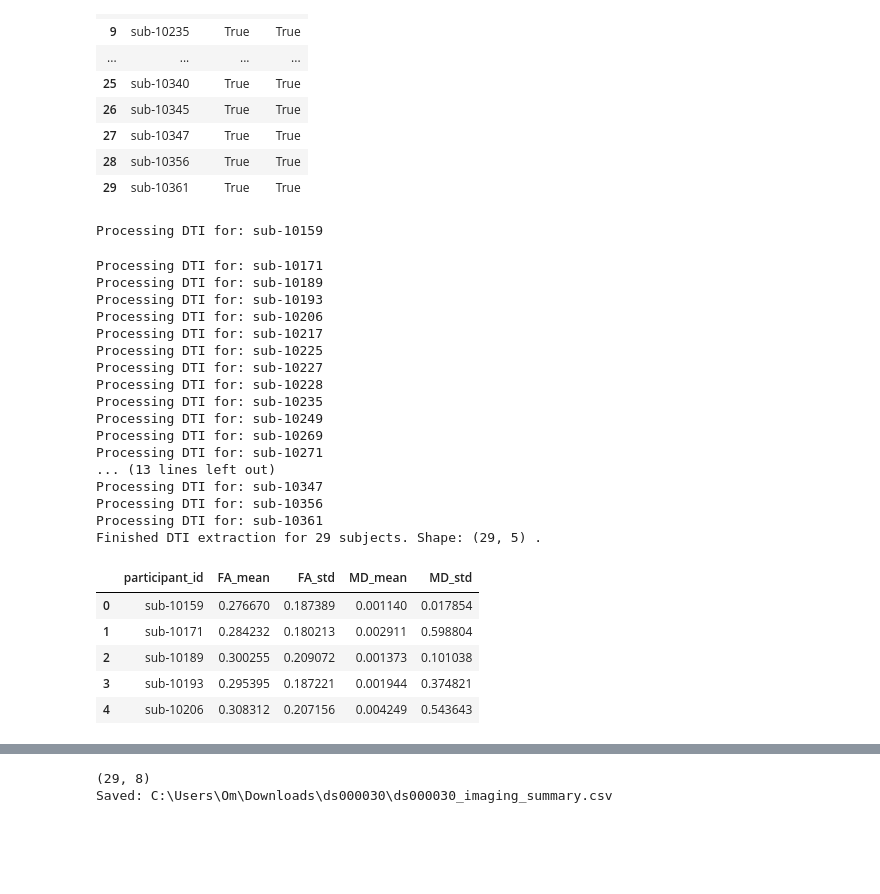
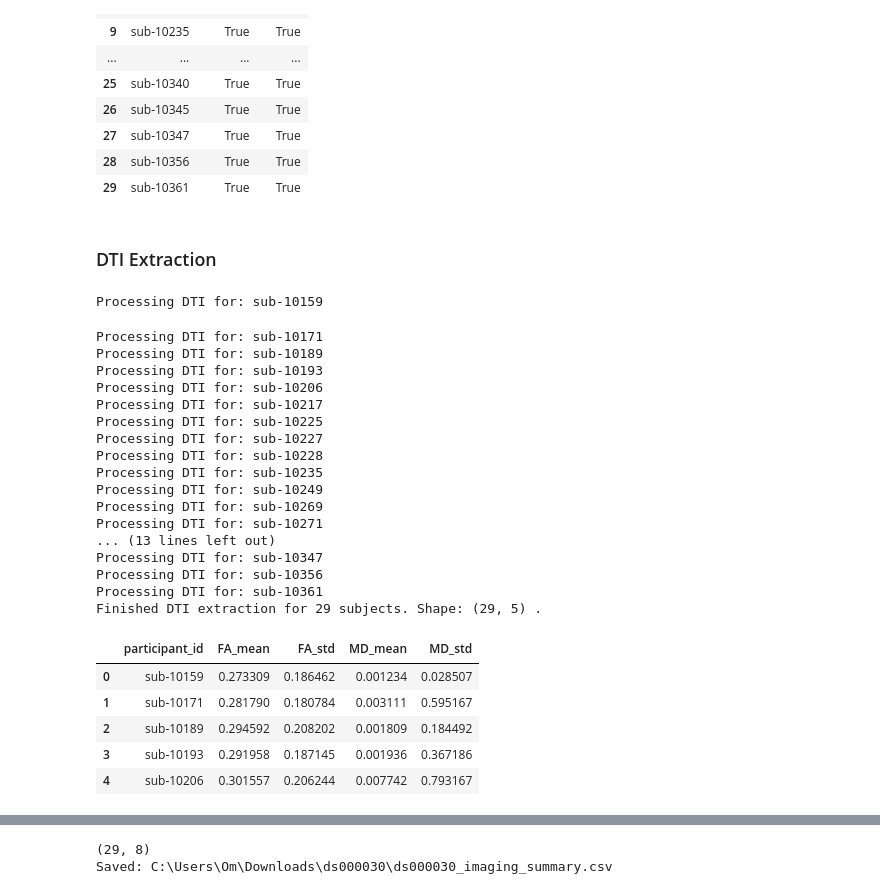
Before and after one commit to ompatel33/NSCI290_Final, a Jupyter notebook: braindata.ipynb, the cells around one changed output, grey strips where cells are left out. Cells and saved outputs as stored; diff of their text form; code cells hidden in the pictures; blank space fills up the shorter version.

```diff
--- a/braindata.ipynb
+++ b/braindata.ipynb
@@ -96,8 +183,6 @@ Phenotype shape: (272, 12)
 # %%
 # check for DWI and T1w files for each subject
 import glob
-
-subjects = sorted([d for d in os.listdir(BIDS_ROOT) if d.startswith("sub-")])
 
 results = []
 
@@ -131,6 +216,8 @@ check_df
 | 27 | sub-10347 | True | True |
 | 28 | sub-10356 | True | True |
 | 29 | sub-10361 | True | True |
+# %% [markdown]
+### DTI Extraction
 # %%
 # run the DTI extraction pipeline
 
@@ -163,7 +250,13 @@ for sub in subjects:
     gtab = gradient_table(bvals, bvecs)
 
     # make mask
-    data_masked, mask = median_otsu(data, vol_idx=range(10), median_radius=3)
+    b0_idx = np.where(bvals < 50)[0][:5]  # adjusted to take up to 5 B0 volumes
+    # checks if any b0 volumes are found
+    if len(b0_idx) == 0:
+        print(f"No b0 volumes found for {sub}, skipping.")
+        continue
+    b0_idx = b0_idx[:5]
+    data_masked, mask = median_otsu(data, vol_idx=b0_idx, median_radius=3)
 
     # fit tensor
     tenmodel = TensorModel(gtab)
@@ -176,35 +269,35 @@ for sub in subjects:
         "participant_id": sub,
         "FA_mean": np.nanmean(FA),
         "FA_std": np.nanstd(FA),
         "MD_mean": np.nanmean(MD),
         "MD_std": np.nanstd(MD),
     })
 
 dti_df = pd.DataFrame(dti_rows)
 print("Finished DTI extraction for", len(dti_df), "subjects.", "Shape:", dti_df.shape, ".")
 dti_df.head()
 # %% [output]
 Processing DTI for: sub-10159
 Processing DTI for: sub-10171
 Processing DTI for: sub-10189
 Processing DTI for: sub-10193
 Processing DTI for: sub-10206
 Processing DTI for: sub-10217
 Processing DTI for: sub-10225
 Processing DTI for: sub-10227
 Processing DTI for: sub-10228
 Processing DTI for: sub-10235
 Processing DTI for: sub-10249
 Processing DTI for: sub-10269
 Processing DTI for: sub-10271
 ... (13 lines left out)
 Processing DTI for: sub-10347
 Processing DTI for: sub-10356
 Processing DTI for: sub-10361
 Finished DTI extraction for 29 subjects. Shape: (29, 5) .
 |  | participant_id | FA_mean | FA_std | MD_mean | MD_std |
-| 0 | sub-10159 | 0.276670 | 0.187389 | 0.001140 | 0.017854 |
-| 1 | sub-10171 | 0.284232 | 0.180213 | 0.002911 | 0.598804 |
-| 2 | sub-10189 | 0.300255 | 0.209072 | 0.001373 | 0.101038 |
-| 3 | sub-10193 | 0.295395 | 0.187221 | 0.001944 | 0.374821 |
-| 4 | sub-10206 | 0.308312 | 0.207156 | 0.004249 | 0.543643 |
+| 0 | sub-10159 | 0.273309 | 0.186462 | 0.001234 | 0.028507 |
+| 1 | sub-10171 | 0.281790 | 0.180784 | 0.003111 | 0.595167 |
+| 2 | sub-10189 | 0.294592 | 0.208202 | 0.001809 | 0.184492 |
+| 3 | sub-10193 | 0.291958 | 0.187145 | 0.001936 | 0.367186 |
+| 4 | sub-10206 | 0.301557 | 0.206244 | 0.007742 | 0.793167 |
```
Also changed, not shown: parts of 43 cells of this notebook.
